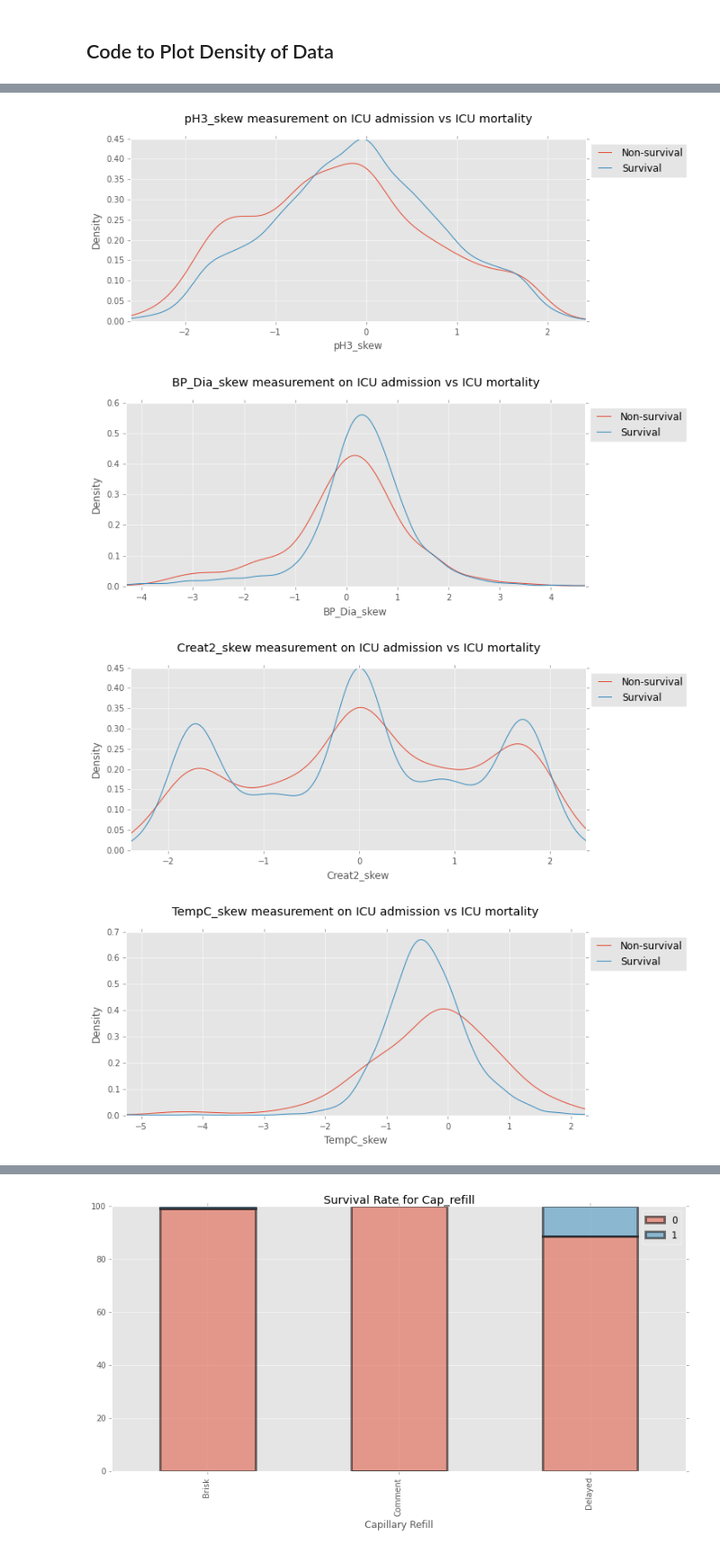
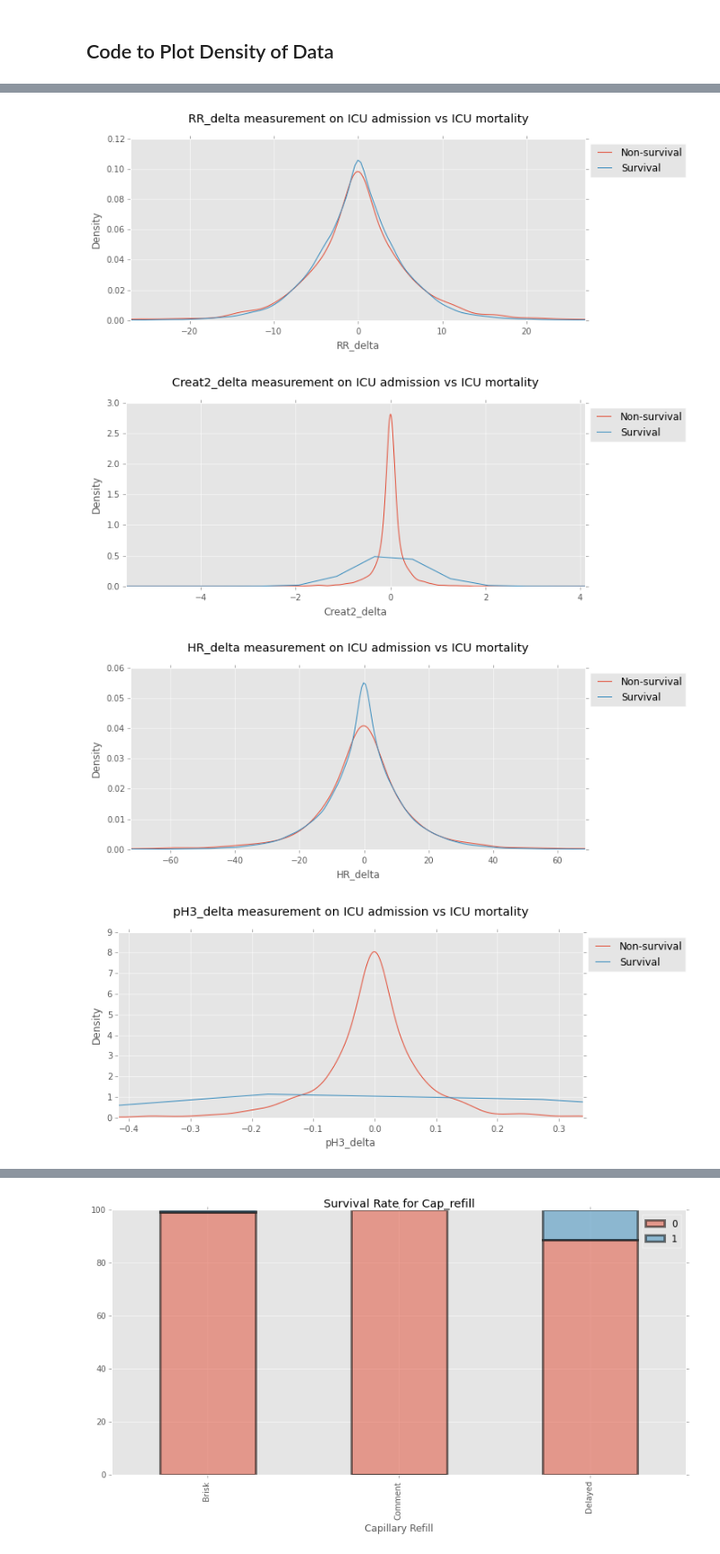
Before and after one commit to RJBeetel3/mimic3_analysis, a Jupyter notebook: CHARTEVENTS_FIRST24.ipynb, the cells around one changed output, grey strips where cells are left out. Shown at 90% size. Cells and saved outputs as stored; diff of their text form; code cells hidden in the pictures.

```diff
--- a/CHARTEVENTS_FIRST24.ipynb
+++ b/CHARTEVENTS_FIRST24.ipynb
@@ -73,6 +73,7 @@ A query was run on the mimic III database to generate chart data for the first 2
 The query was exported from Porticoto the file CHART_EVENTS_ANGUS_FIRST24.csv. The data was read into a pandas dataframe lab_events.
 # %%
 data = pd.DataFrame.from_csv('CHART_EVENTS_FIRST24.csv')
+data.loc[:,'charttime']  = pd.to_datetime(data.loc[:,'charttime'])
 data.head()
 # %% [output]
 |  | gender | icustay_id | charttime | label | value | valuenum | hospital_expire_flag |
@@ -284,6 +294,9 @@ std_dict_names = dict(zip(std_dict_new_cols, old_cols2))
 skew_dict_names = dict(zip(skew_dict_new_cols, old_cols2))
 min_dict_names = dict(zip(min_dict_new_cols, old_cols2))
 max_dict_names = dict(zip(max_dict_new_cols, old_cols2))
+first_dict_names = dict(zip(first_dict_new_cols, old_cols2))
+slope_dict_names = dict(zip(slope_dict_new_cols, old_cols2))
+delta_dict_names = dict(zip(delta_dict_new_cols, old_cols2))
 const_dict_names = dict(zip(const_dict_cols, old_cols_const))
 cat_dict_names = dict(zip(cat_dict_cols, old_cols_cat))
 #display(mean_dict_names)
@@ -368,6 +381,7 @@ max_dict_names = {'pH_1_max_df':'Art.pH',
                    'Temp_max_df':'Temperature C (calc)'
                   }
 
+
 '''
 # %% [output]
 "\n\nmean_dict_names = {'pH_1_mean_df':'Art.pH',\n                   'BP_mean2_df':'Arterial BP Mean',\n                   'BP_diastolic_mean_df':'Arterial BP [Diastolic]',  \n                   'BP_s ...
@@ -379,6 +393,12 @@ std_dict = {}
 skew_dict = {}
 min_dict = {}
 max_dict = {}
+first_dict = {}
+slope_dict = {}
+delta_dict = {}
+
+
+
 
 # ITERATING THROUGH THE VARIABLES, CALCULATING MEANS, MEDIANS, STD, SKEWNESS, MIN AND MAX'S FOR EACH ITERATION
 # COME BACK AND REFINE THIS SO THAT THE DATA COLUMN NAMES ARE THE DICTIONARY KEYS, THEN WE CAN JUST ITERATE
@@ -421,5 +441,34 @@ for col in max_dict_names.keys():
     max_dict[col]['hospital_expired_flag'] = data[data.label == max_dict_names[col]].groupby('icustay_id').hospital_expire_flag.first()
     max_dict[col]['gender'] = data[data.label == max_dict_names[col]].groupby('icustay_id').gender.first()
 
+print "extracting first measurements"
+for col in first_dict_names.keys():
+    first_dict[col] = pd.DataFrame(data[data.label == first_dict_names[col]].groupby('icustay_id')['valuenum'].first())
+    first_dict[col].columns = [first_dict_names[col]]
+    first_dict[col]['hospital_expired_flag'] = data[data.label == first_dict_names[col]].groupby('icustay_id').hospital_expire_flag.first()
+    first_dict[col]['gender'] = data[data.label == first_dict_names[col]].groupby('icustay_id').gender.first()
+
+print "calculating delta"
+for col in delta_dict_names.keys():
+    delta_dict[col] = pd.DataFrame(data[data.label == delta_dict_names[col]].groupby('icustay_id')['valuenum'].last() -
+                                   data[data.label == delta_dict_names[col]].groupby('icustay_id')['valuenum'].first())
+    delta_dict[col].columns = [delta_dict_names[col]]
+    delta_dict[col]['hospital_expired_flag'] = data[data.label == delta_dict_names[col]].groupby('icustay_id').hospital_expire_flag.first()
+    delta_dict[col]['gender'] = data[data.label == delta_dict_names[col]].groupby('icustay_id').gender.first()
+
+print "calculating slope"
+for col in slope_dict_names.keys():
+    val_last = data[data.label == slope_dict_names[col]].groupby('icustay_id')['valuenum'].last()
+    val_first = data[data.label == slope_dict_names[col]].groupby('icustay_id')['valuenum'].first()
+    time_last = data[data.label == slope_dict_names[col]].groupby('icustay_id')['charttime'].last()
+    time_first = data[data.label == slope_dict_names[col]].groupby('icustay_id')['charttime'].first()
+    slope_dict[col] = pd.DataFrame((val_last - val_first)/((time_last - time_first)/np.timedelta64(1,'h')))
+    slope_dict[col].columns = [slope_dict_names[col]]
+    slope_dict[col]['hospital_expired_flag'] = data[data.label == slope_dict_names[col]].groupby('icustay_id').hospital_expire_flag.first()
+    slope_dict[col]['gender'] = data[data.label == slope_dict_names[col]].groupby('icustay_id').gender.first()
+
+
+
+
 print "Summary Calculations Complete"
 # %% [output]
@@ -486,10 +548,10 @@ const_dict[col][const_dict[col].gender == 'F'].head()
 #mean_dict[mean_dict.cols()[0]].head()
 # SKEW_DICT[COL] = FRAME OF SUBJECT_ID, WHATEVER VARIABLE IS BEING INDICATED BY COL,
 # SURVIVAL AND GENDER
-for col in skew_dict.keys():
+for col in delta_dict.keys():
     # plot
     # print col
-    dummy = skew_dict[col][skew_dict[col].gender == 'M']
+    dummy = delta_dict[col][delta_dict[col].gender == 'M']
 
 
     '''
@@ -545,4 +607,4 @@ for col in skew_dict.keys():
-[figure, old version]
+[figure, new version]
-[figure, old version]
+[figure, new version]
-[figure, old version]
+[figure, new version]
-[figure, old version]
+[figure, new version]
```
Also changed, not shown: parts of 15 cells of this notebook.
